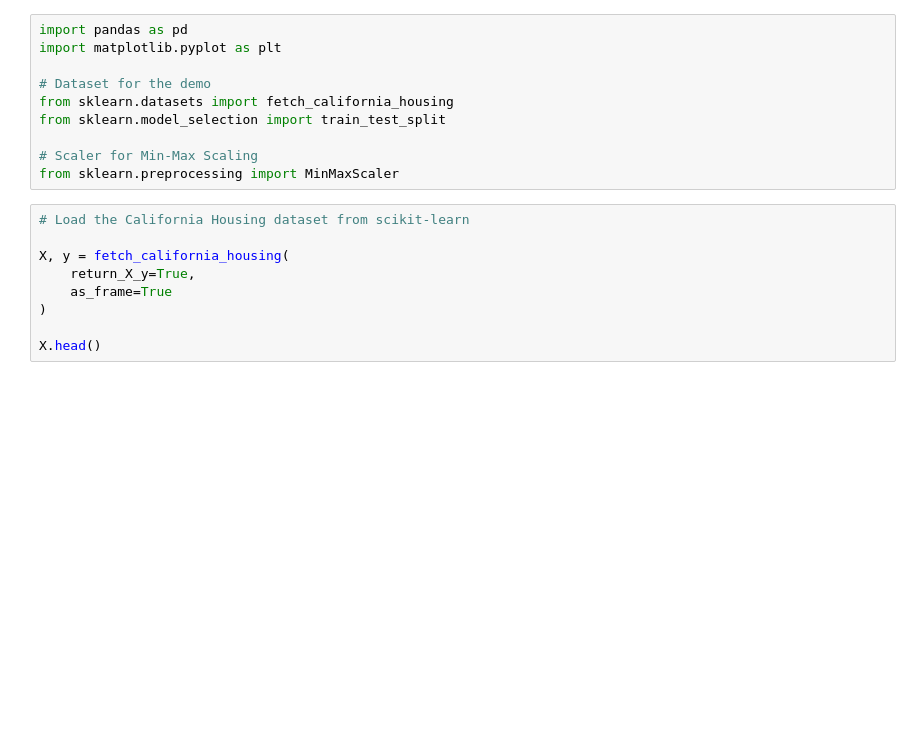
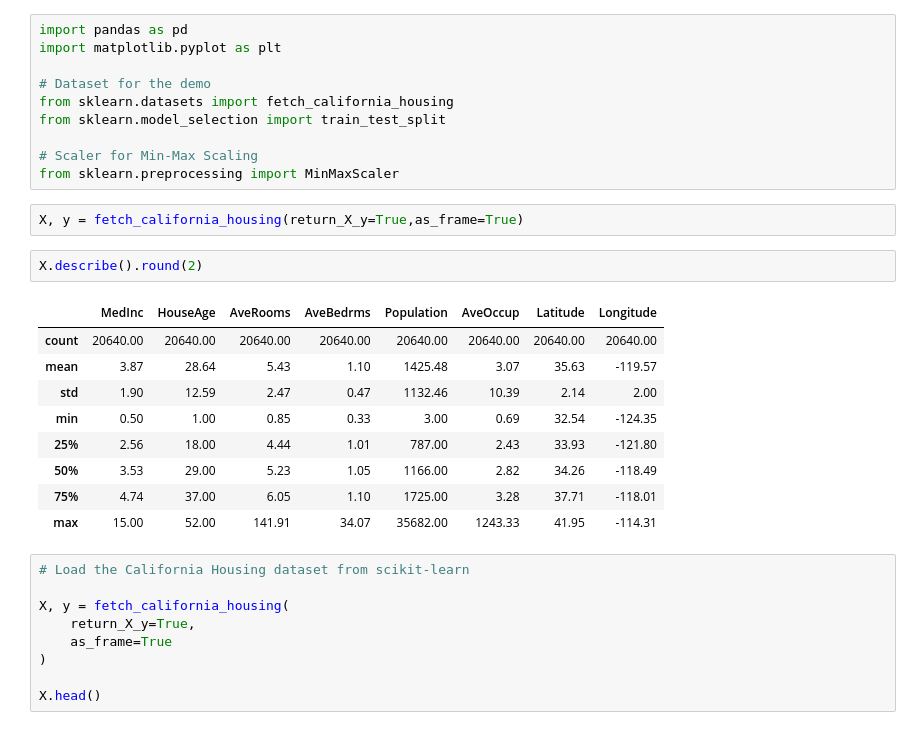
Before and after one commit to ankitaa19/Feature-Engineering-MLOps, a Jupyter notebook: notebook/Unit-05-Scaing/02-MinMaxScaling.ipynb, the cells around one changed output. Drawn from its saved outputs; the diff is of its cells as text; blank space fills up the shorter version.

```diff
--- a/notebook/Unit-05-Scaing/02-MinMaxScaling.ipynb
+++ b/notebook/Unit-05-Scaing/02-MinMaxScaling.ipynb
@@ -8,6 +8,20 @@ from sklearn.model_selection import train_test_split
 
 # Scaler for Min-Max Scaling
 from sklearn.preprocessing import MinMaxScaler
+# %%
+X, y = fetch_california_housing(return_X_y=True,as_frame=True)
+# %%
+X.describe().round(2)
+# %% [output]
+|  | MedInc | HouseAge | AveRooms | AveBedrms | Population | AveOccup | Latitude | Longitude |
+| count | 20640.00 | 20640.00 | 20640.00 | 20640.00 | 20640.00 | 20640.00 | 20640.00 | 20640.00 |
+| mean | 3.87 | 28.64 | 5.43 | 1.10 | 1425.48 | 3.07 | 35.63 | -119.57 |
+| std | 1.90 | 12.59 | 2.47 | 0.47 | 1132.46 | 10.39 | 2.14 | 2.00 |
+| min | 0.50 | 1.00 | 0.85 | 0.33 | 3.00 | 0.69 | 32.54 | -124.35 |
+| 25% | 2.56 | 18.00 | 4.44 | 1.01 | 787.00 | 2.43 | 33.93 | -121.80 |
+| 50% | 3.53 | 29.00 | 5.23 | 1.05 | 1166.00 | 2.82 | 34.26 | -118.49 |
+| 75% | 4.74 | 37.00 | 6.05 | 1.10 | 1725.00 | 3.28 | 37.71 | -118.01 |
+| max | 15.00 | 52.00 | 141.91 | 34.07 | 35682.00 | 1243.33 | 41.95 | -114.31 |
 # %%
 # Load the California Housing dataset from scikit-learn
 
```
Also changed, not shown: 1 other file.
